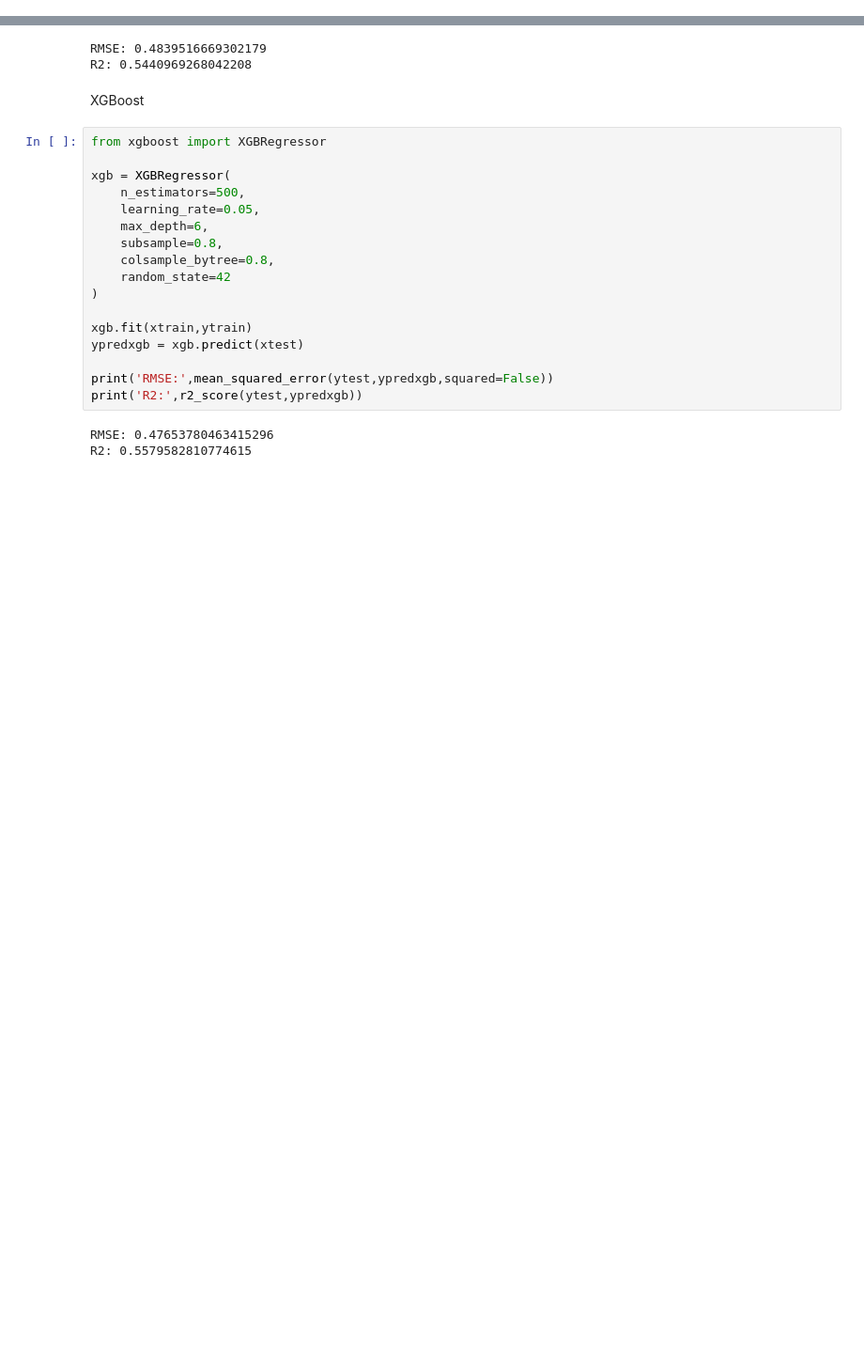
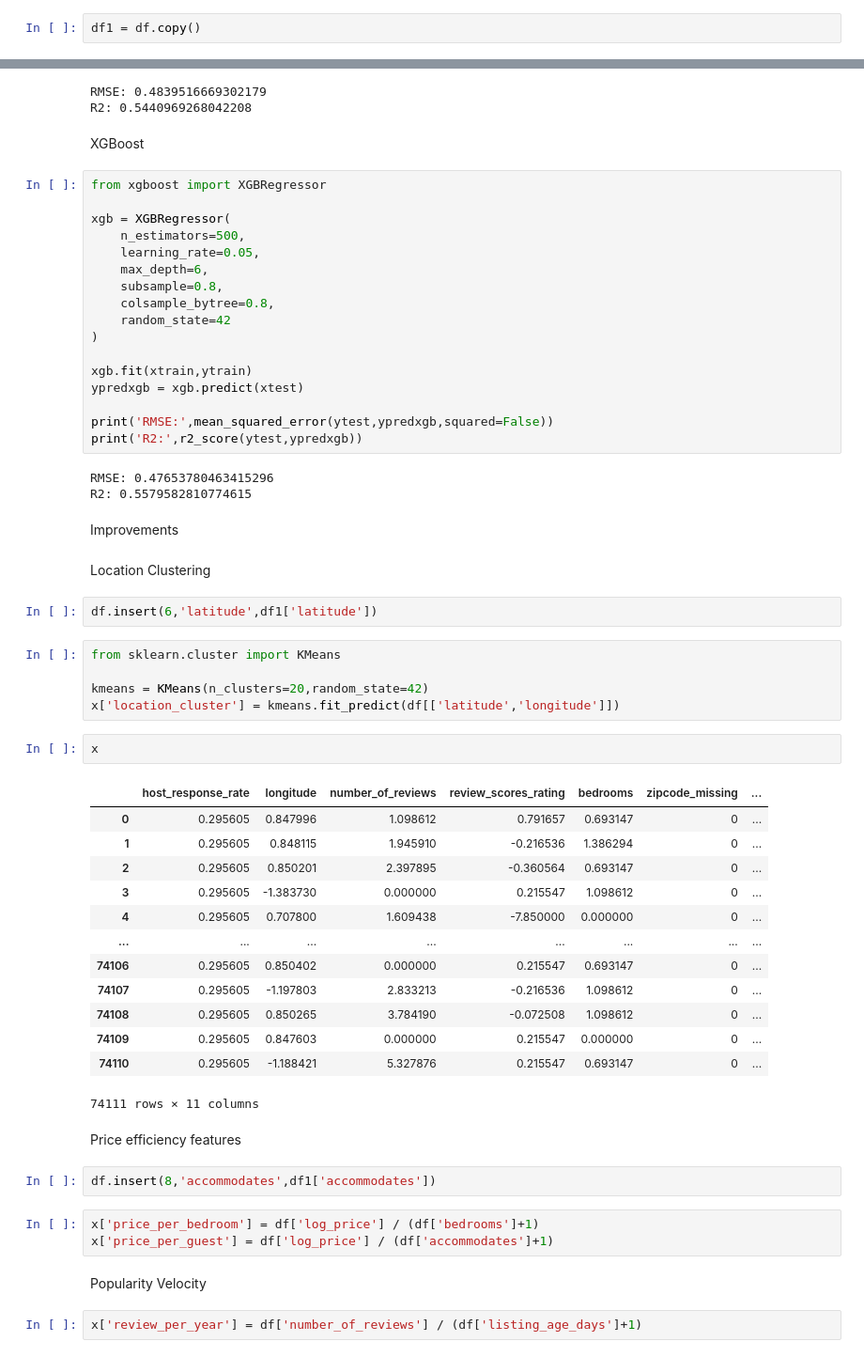
Before and after one commit to ShriRamaMoorthy/Airbnb-Price-Prediction, a Jupyter notebook: airbnb_price_prediction.ipynb, the cells around one changed output, grey strips where cells are left out. Shown at 94% size. Cells and saved outputs as stored; diff of their text form; blank space fills up the shorter version.

```diff
--- a/airbnb_price_prediction.ipynb
+++ b/airbnb_price_prediction.ipynb
@@ -14,6 +14,8 @@ df.head()
 | 3 | 13418779 | 6.620073 | House | Entire home/apt | {TV,"Cable TV",Internet,"Wireless... | 4 | 1.0 | Real Bed | ... |
 | 4 | 3808709 | 4.744932 | Apartment | Entire home/apt | {TV,Internet,"Wireless Internet",... | 2 | 1.0 | Real Bed | ... |
 5 rows × 29 columns
+# %%
+df1 = df.copy()
 # %%
 df.info()
 # %% [output]
@@ -675,3 +677,41 @@ print('R2:',r2_score(ytest,ypredxgb))
 # %% [output]
 RMSE: 0.47653780463415296
 R2: 0.5579582810774615
+# %% [markdown]
+Improvements
+# %% [markdown]
+Location Clustering
+# %%
+df.insert(6,'latitude',df1['latitude'])
+# %%
+from sklearn.cluster import KMeans
+
+kmeans = KMeans(n_clusters=20,random_state=42)
+x['location_cluster'] = kmeans.fit_predict(df[['latitude','longitude']])
+# %%
+x
+# %% [output]
+|  | host_response_rate | longitude | number_of_reviews | review_scores_rating | bedrooms | zipcode_missing | ... |
+| 0 | 0.295605 | 0.847996 | 1.098612 | 0.791657 | 0.693147 | 0 | ... |
+| 1 | 0.295605 | 0.848115 | 1.945910 | -0.216536 | 1.386294 | 0 | ... |
+| 2 | 0.295605 | 0.850201 | 2.397895 | -0.360564 | 0.693147 | 0 | ... |
+| 3 | 0.295605 | -1.383730 | 0.000000 | 0.215547 | 1.098612 | 0 | ... |
+| 4 | 0.295605 | 0.707800 | 1.609438 | -7.850000 | 0.000000 | 0 | ... |
+| ... | ... | ... | ... | ... | ... | ... | ... |
+| 74106 | 0.295605 | 0.850402 | 0.000000 | 0.215547 | 0.693147 | 0 | ... |
+| 74107 | 0.295605 | -1.197803 | 2.833213 | -0.216536 | 1.098612 | 0 | ... |
+| 74108 | 0.295605 | 0.850265 | 3.784190 | -0.072508 | 1.098612 | 0 | ... |
+| 74109 | 0.295605 | 0.847603 | 0.000000 | 0.215547 | 0.000000 | 0 | ... |
+| 74110 | 0.295605 | -1.188421 | 5.327876 | 0.215547 | 0.693147 | 0 | ... |
+74111 rows × 11 columns
+# %% [markdown]
+Price efficiency features
+# %%
+df.insert(8,'accommodates',df1['accommodates'])
+# %%
+x['price_per_bedroom'] = df['log_price'] / (df['bedrooms']+1)
+x['price_per_guest'] = df['log_price'] / (df['accommodates']+1)
+# %% [markdown]
+Popularity Velocity
+# %%
+x['review_per_year'] = df['number_of_reviews'] / (df['listing_age_days']+1)
```
Also changed, not shown: parts of 12 cells of this notebook.
